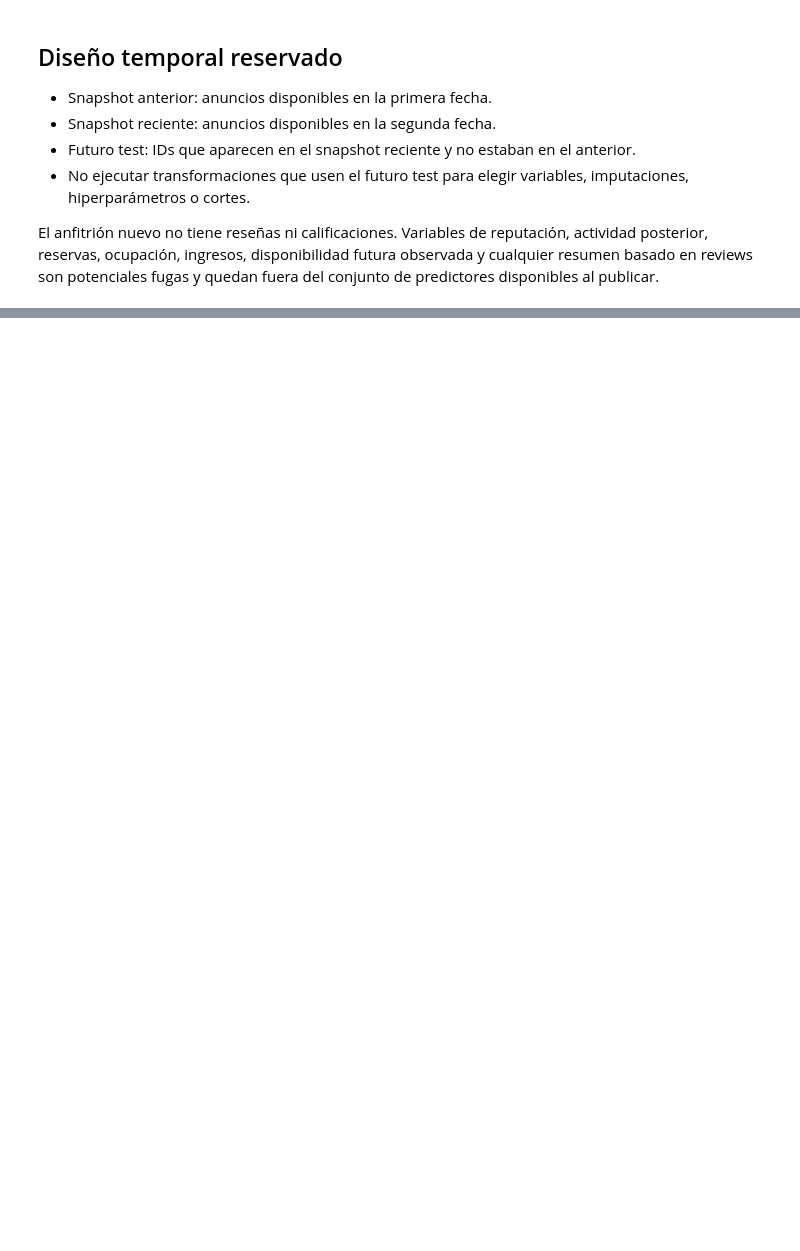
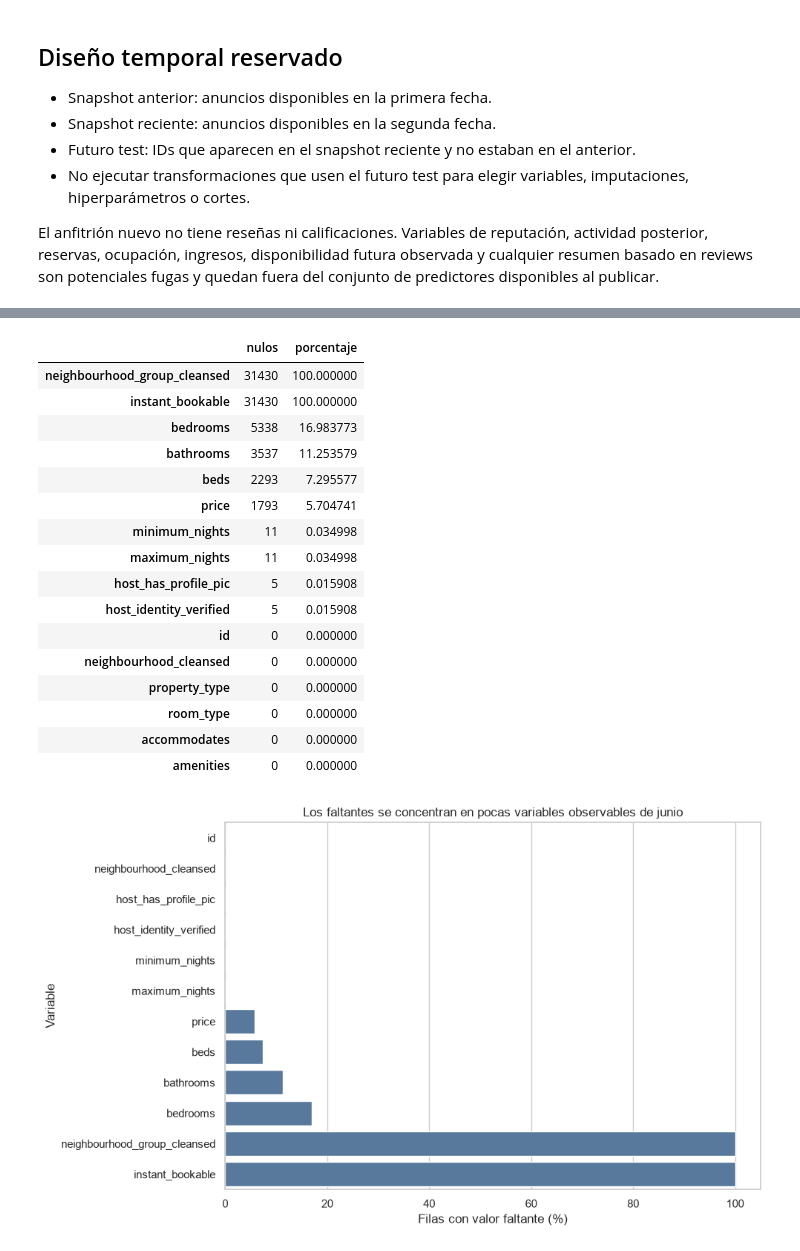
Before and after one commit to anasofiaeggenberger/data-science-airbnb-pricing, a Jupyter notebook: notebooks/01_eda.ipynb, the cells around one changed output, grey strips where cells are left out. Cells and saved outputs as stored; diff of their text form; code cells hidden in the pictures; blank space fills up the shorter version.

Commit message:
feat: add temporal split, data preparation and EDA

```diff
--- a/notebooks/01_eda.ipynb
+++ b/notebooks/01_eda.ipynb
@@ -38,0 +49,12 @@ listings_files  # Debe mostrar los snapshots descargados; todavía no se ejecuta
+# %%
+import json
+import numpy as np
+import pandas as pd
+import seaborn as sns
+import matplotlib.pyplot as plt
+from IPython.display import display
+
+from src.preparation import prepare_development_dataset
+
+sns.set_theme(style='whitegrid', context='notebook')
+print(f'Snapshot usado en toda la notebook: {JUNE_PATH.name}')
@@ -38,0 +110,45 @@ listings_files  # Debe mostrar los snapshots descargados; todavía no se ejecuta
+# %%
+raw_for_missing = pd.read_csv(
+    JUNE_PATH,
+    compression='gzip',
+    usecols=[
+        'id', 'price', 'neighbourhood_cleansed', 'neighbourhood_group_cleansed',
+        'property_type', 'room_type',
+        'accommodates', 'bathrooms', 'bedrooms', 'beds', 'amenities',
+        'minimum_nights', 'maximum_nights', 'instant_bookable',
+        'host_has_profile_pic', 'host_identity_verified'
+    ],
+)
+missingness = raw_for_missing.isna().sum().rename('nulos').to_frame()
+missingness['porcentaje'] = 100 * missingness['nulos'] / len(raw_for_missing)
+missingness = missingness.sort_values(['nulos', 'porcentaje'], ascending=False)
+display(missingness)
+
+fig, ax = plt.subplots(figsize=(10, 6))
+plot_missing = missingness.head(12).sort_values('porcentaje')
+sns.barplot(data=plot_missing, x='porcentaje', y=plot_missing.index, color='#4C78A8', ax=ax)
+ax.set_title('Los faltantes se concentran en pocas variables observables de junio')
+ax.set_xlabel('Filas con valor faltante (%)')
+ax.set_ylabel('Variable')
+fig.tight_layout()
+fig.savefig(FIGURES / 'missingness_june.png', dpi=150, bbox_inches='tight')
+plt.show()
+# %% [output]
+|  | nulos | porcentaje |
+| neighbourhood_group_cleansed | 31430 | 100.000000 |
+| instant_bookable | 31430 | 100.000000 |
+| bedrooms | 5338 | 16.983773 |
+| bathrooms | 3537 | 11.253579 |
+| beds | 2293 | 7.295577 |
+| price | 1793 | 5.704741 |
+| minimum_nights | 11 | 0.034998 |
+| maximum_nights | 11 | 0.034998 |
+| host_has_profile_pic | 5 | 0.015908 |
+| host_identity_verified | 5 | 0.015908 |
+| id | 0 | 0.000000 |
+| neighbourhood_cleansed | 0 | 0.000000 |
+| property_type | 0 | 0.000000 |
+| room_type | 0 | 0.000000 |
+| accommodates | 0 | 0.000000 |
+| amenities | 0 | 0.000000 |
+[figure, added]
```
Also changed, not shown: parts of 19 cells of this notebook, 6 other files.
